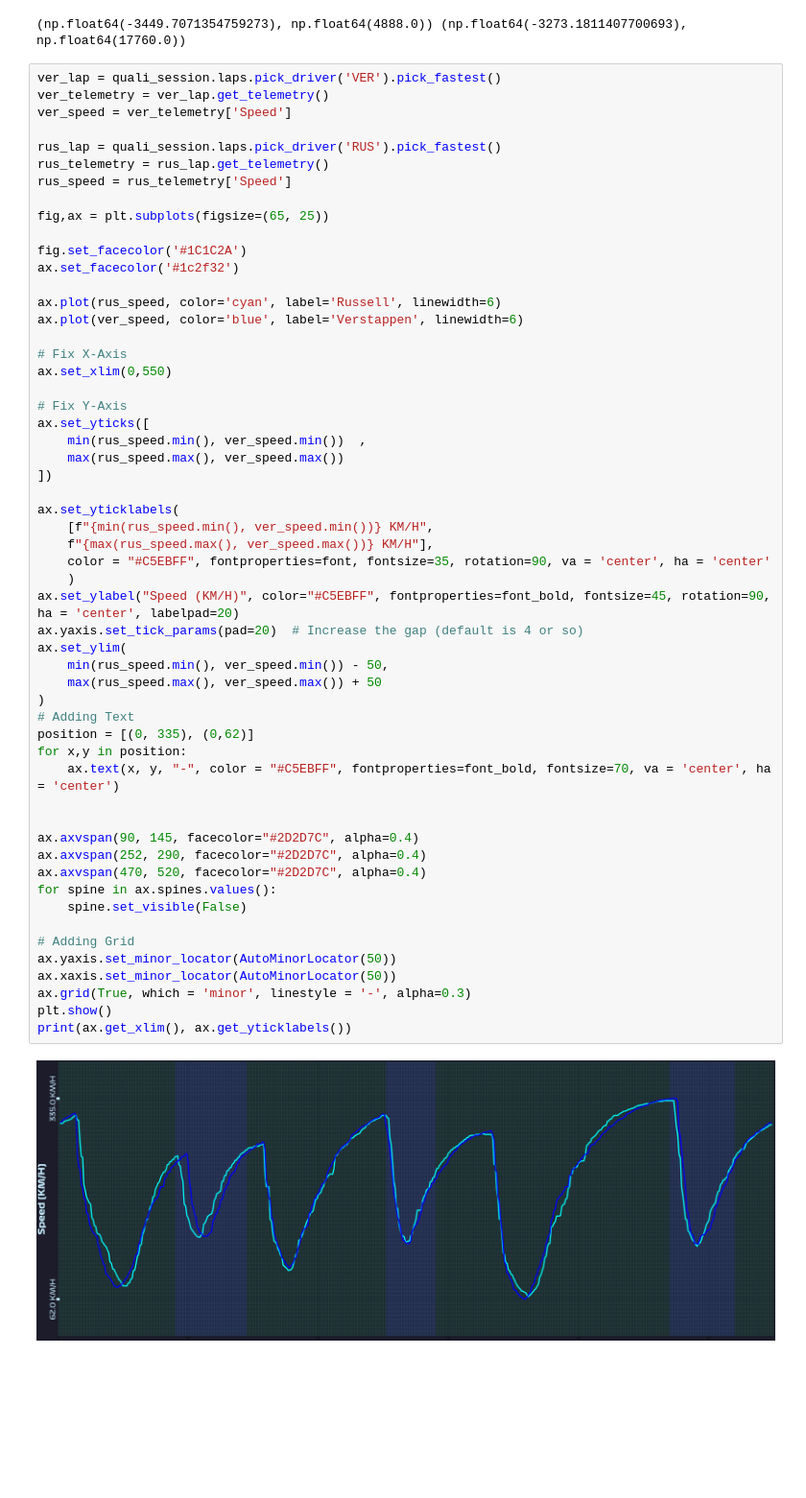
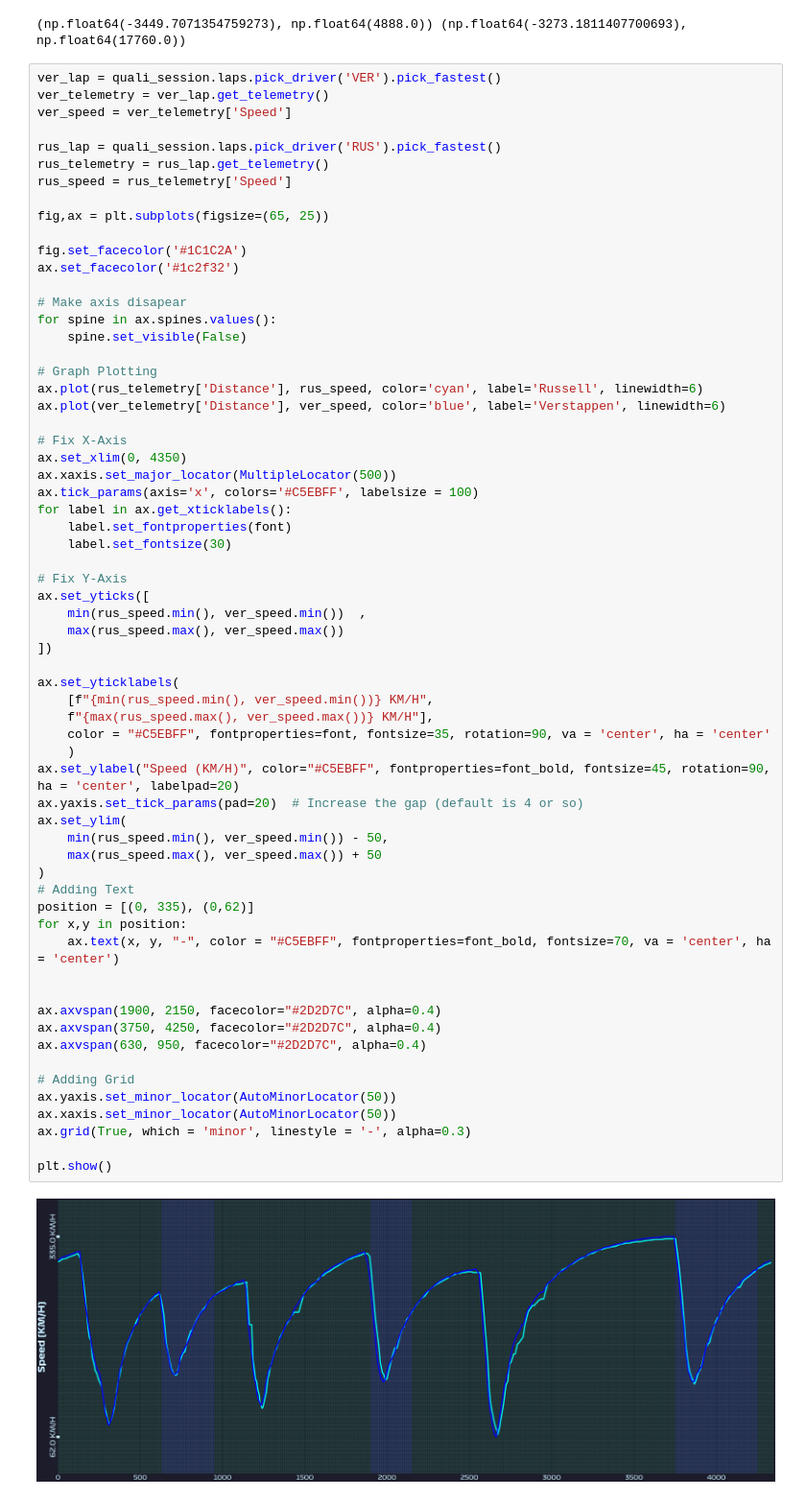
Before and after one commit to SumanGouda/MATPLOTLIB-MODULE, a Jupyter notebook: PROJECTS/F1 RACE ANALYSIS PROJECTS/F1 Candian GP 2025/NOTEBOOK/F1 Canadian GP 2025 .ipynb, the cells around one changed output. Shown at 96% size. Saved outputs shown, nothing was run; the diff lists cells and outputs as text; blank space fills up the shorter version.

```diff
--- a/PROJECTS/F1 RACE ANALYSIS PROJECTS/F1 Candian GP 2025/NOTEBOOK/F1 Canadian GP 2025 .ipynb
+++ b/PROJECTS/F1 RACE ANALYSIS PROJECTS/F1 Candian GP 2025/NOTEBOOK/F1 Canadian GP 2025 .ipynb
@@ -578,46 +579,54 @@ fig,ax = plt.subplots(figsize=(65, 25))
 fig.set_facecolor('#1C1C2A')
 ax.set_facecolor('#1c2f32')
 
-ax.plot(rus_speed, color='cyan', label='Russell', linewidth=6)
-ax.plot(ver_speed, color='blue', label='Verstappen', linewidth=6)
+# Make axis disapear
+for spine in ax.spines.values():
+    spine.set_visible(False)
+
+# Graph Plotting
+ax.plot(rus_telemetry['Distance'], rus_speed, color='cyan', label='Russell', linewidth=6)
+ax.plot(ver_telemetry['Distance'], ver_speed, color='blue', label='Verstappen', linewidth=6)
 
 # Fix X-Axis
-ax.set_xlim(0,550)
+ax.set_xlim(0, 4350)
+ax.xaxis.set_major_locator(MultipleLocator(500))
+ax.tick_params(axis='x', colors='#C5EBFF', labelsize = 100)
+for label in ax.get_xticklabels():
+    label.set_fontproperties(font)
+    label.set_fontsize(30)
 
 # Fix Y-Axis
 ax.set_yticks([
     min(rus_speed.min(), ver_speed.min())  ,
     max(rus_speed.max(), ver_speed.max())
 ])
 
 ax.set_yticklabels(
     [f"{min(rus_speed.min(), ver_speed.min())} KM/H",
     f"{max(rus_speed.max(), ver_speed.max())} KM/H"],
     color = "#C5EBFF", fontproperties=font, fontsize=35, rotation=90, va = 'center', ha = 'center'
     )
 ax.set_ylabel("Speed (KM/H)", color="#C5EBFF", fontproperties=font_bold, fontsize=45, rotation=90, ha = 'center', labelpad=20)
 ax.yaxis.set_tick_params(pad=20)  # Increase the gap (default is 4 or so)
 ax.set_ylim(
     min(rus_speed.min(), ver_speed.min()) - 50,
     max(rus_speed.max(), ver_speed.max()) + 50
 )
 # Adding Text
 position = [(0, 335), (0,62)]
 for x,y in position:
     ax.text(x, y, "-", color = "#C5EBFF", fontproperties=font_bold, fontsize=70, va = 'center', ha = 'center')
 
 
-ax.axvspan(90, 145, facecolor="#2D2D7C", alpha=0.4)
-ax.axvspan(252, 290, facecolor="#2D2D7C", alpha=0.4)
-ax.axvspan(470, 520, facecolor="#2D2D7C", alpha=0.4)
-for spine in ax.spines.values():
-    spine.set_visible(False)
+ax.axvspan(1900, 2150, facecolor="#2D2D7C", alpha=0.4)
+ax.axvspan(3750, 4250, facecolor="#2D2D7C", alpha=0.4)
+ax.axvspan(630, 950, facecolor="#2D2D7C", alpha=0.4)
 
 # Adding Grid
 ax.yaxis.set_minor_locator(AutoMinorLocator(50))
 ax.xaxis.set_minor_locator(AutoMinorLocator(50))
 ax.grid(True, which = 'minor', linestyle = '-', alpha=0.3)
+
 plt.show()
-print(ax.get_xlim(), ax.get_yticklabels())
 # %% [output]
-[figure, old version]
+[figure, new version]
```
Also changed, not shown: parts of 8 cells of this notebook, 13 other files.
